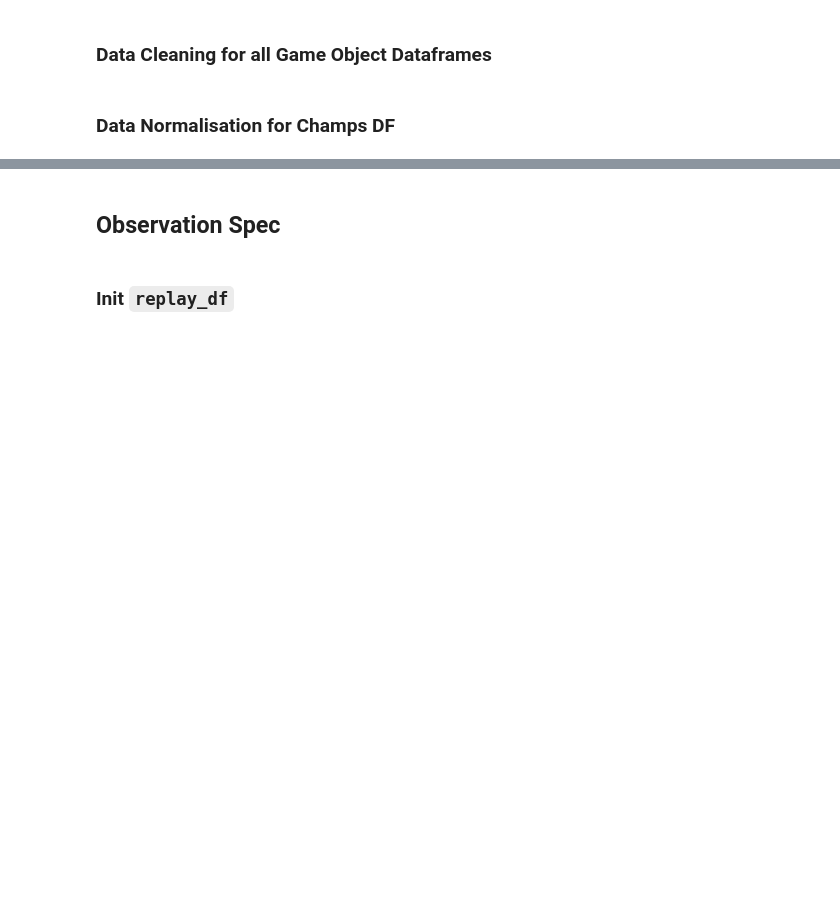
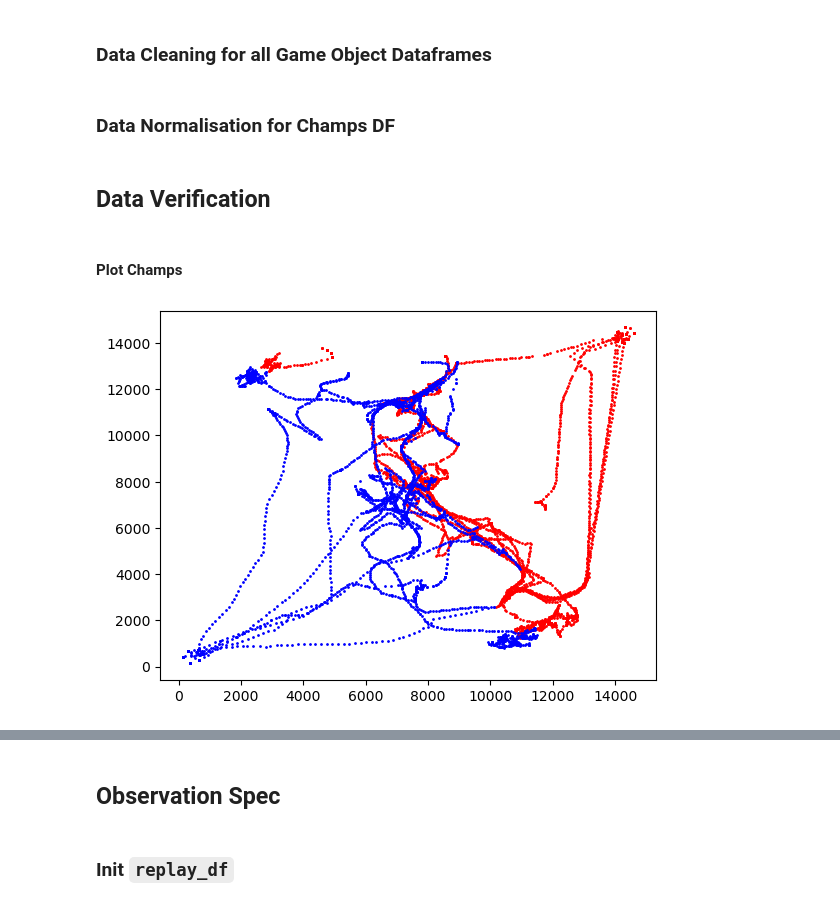
Before and after one commit to MiscellaneousStuff/tlol-analysis, a Jupyter notebook: obs_act_spec_clean.ipynb, the cells around one changed output, grey strips where cells are left out. Saved outputs shown, nothing was run; the diff lists cells and outputs as text; code cells hidden in the pictures; blank space fills up the shorter version.

```diff
--- a/obs_act_spec_clean.ipynb
+++ b/obs_act_spec_clean.ipynb
@@ -220,3 +235,17 @@ df_s["champs"].loc[df_s["champs"]['e_cd'] < 0, 'e_cd'] = 0
 df_s["champs"].loc[df_s["champs"]['r_cd'] < 0, 'r_cd'] = 0
 df_s["champs"].loc[df_s["champs"]['d_cd'] < 0, 'd_cd'] = 0
 df_s["champs"].loc[df_s["champs"]['f_cd'] < 0, 'f_cd'] = 0
+# %% [markdown]
+## Data Verification
+# %% [markdown]
+#### Plot Champs
+# %%
+import matplotlib.pyplot as plt
+for team in [200, 100]:
+    c = "blue" if team == 100 else "red"
+    champs_positions_df = pd.read_sql(f"SELECT pos_x, pos_z FROM champs WHERE pos_x < 16000 AND pos_z < 16000 AND team={team};", con)
+    champs_positions_x_s = champs_positions_df["pos_x"]
+    champs_positions_y_s = champs_positions_df["pos_z"]
+    plt.scatter(champs_positions_x_s, champs_positions_y_s, s=1, c=c)
+# %% [output]
+[figure, added]
```
Also changed, not shown: parts of 37 cells of this notebook, 4 other files.
